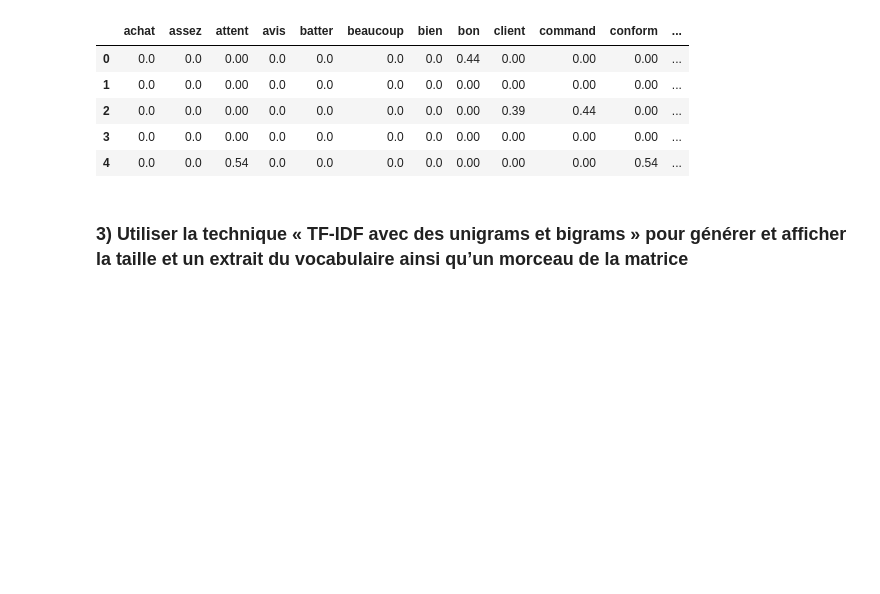
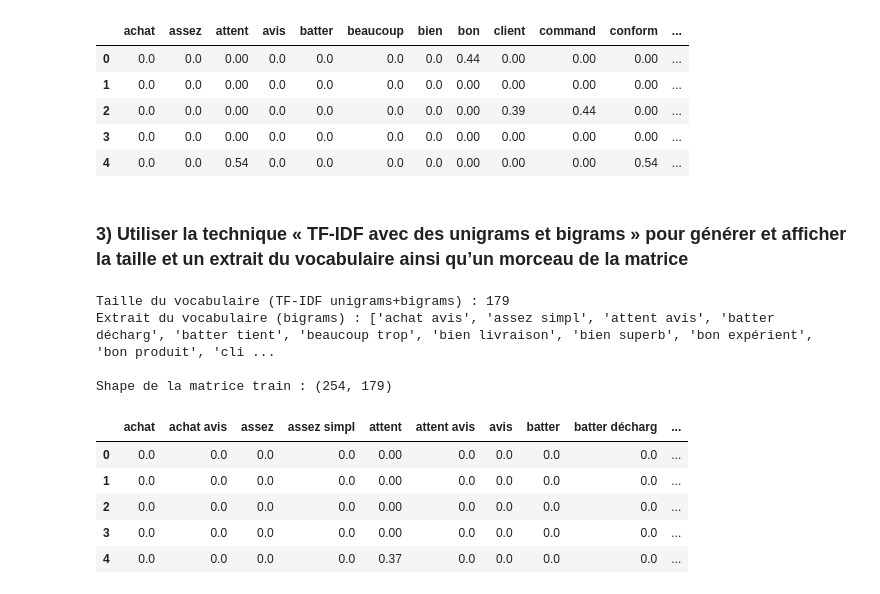
Before and after one commit to dinho325/atelier_prepa_donnees_textuelles, a Jupyter notebook: notebooks/atelier_prepa_donnees_textuelles.ipynb, the cells around one changed output. Drawn from its saved outputs; the diff is of its cells as text; code cells hidden in the pictures; blank space fills up the shorter version.

```diff
--- a/notebooks/atelier_prepa_donnees_textuelles.ipynb
+++ b/notebooks/atelier_prepa_donnees_textuelles.ipynb
@@ -726,3 +726,25 @@ Shape de la matrice train : (254, 71)
 | 4 | 0.0 | 0.0 | 0.54 | 0.0 | 0.0 | 0.0 | 0.0 | 0.00 | 0.00 | 0.00 | 0.54 | ... |
 # %% [markdown]
 ### 3) Utiliser la technique « TF-IDF avec des unigrams et bigrams » pour générer et afficher la taille et un extrait du vocabulaire ainsi qu’un morceau de la matrice
+# %%
+tfidf_bigram_vectorizer = TfidfVectorizer(ngram_range=(1, 2))
+X_train_tfidf_bigram = tfidf_bigram_vectorizer.fit_transform(X_train)
+X_test_tfidf_bigram = tfidf_bigram_vectorizer.transform(X_test)
+
+vocab_tfidf_bigram = tfidf_bigram_vectorizer.get_feature_names_out()
+print(f"Taille du vocabulaire (TF-IDF unigrams+bigrams) : {len(vocab_tfidf_bigram)}")
+print("Extrait du vocabulaire (bigrams) :",
+      [w for w in vocab_tfidf_bigram if " " in w][:15])
+print("\nShape de la matrice train :", X_train_tfidf_bigram.shape)
+pd.DataFrame(X_train_tfidf_bigram[:5].toarray(), columns=vocab_tfidf_bigram).iloc[:, :12].round(2)
+# %% [output]
+Taille du vocabulaire (TF-IDF unigrams+bigrams) : 179
+Extrait du vocabulaire (bigrams) : ['achat avis', 'assez simpl', 'attent avis', 'batter décharg', 'batter tient', 'beaucoup trop', 'bien livraison', 'bien superb', 'bon expérient', 'bon produit', 'cli ...
+
+Shape de la matrice train : (254, 179)
+|  | achat | achat avis | assez | assez simpl | attent | attent avis | avis | batter | batter décharg | ... |
+| 0 | 0.0 | 0.0 | 0.0 | 0.0 | 0.00 | 0.0 | 0.0 | 0.0 | 0.0 | ... |
+| 1 | 0.0 | 0.0 | 0.0 | 0.0 | 0.00 | 0.0 | 0.0 | 0.0 | 0.0 | ... |
+| 2 | 0.0 | 0.0 | 0.0 | 0.0 | 0.00 | 0.0 | 0.0 | 0.0 | 0.0 | ... |
+| 3 | 0.0 | 0.0 | 0.0 | 0.0 | 0.00 | 0.0 | 0.0 | 0.0 | 0.0 | ... |
+| 4 | 0.0 | 0.0 | 0.0 | 0.0 | 0.37 | 0.0 | 0.0 | 0.0 | 0.0 | ... |
```
Also changed, not shown: parts of 2 cells of this notebook.
